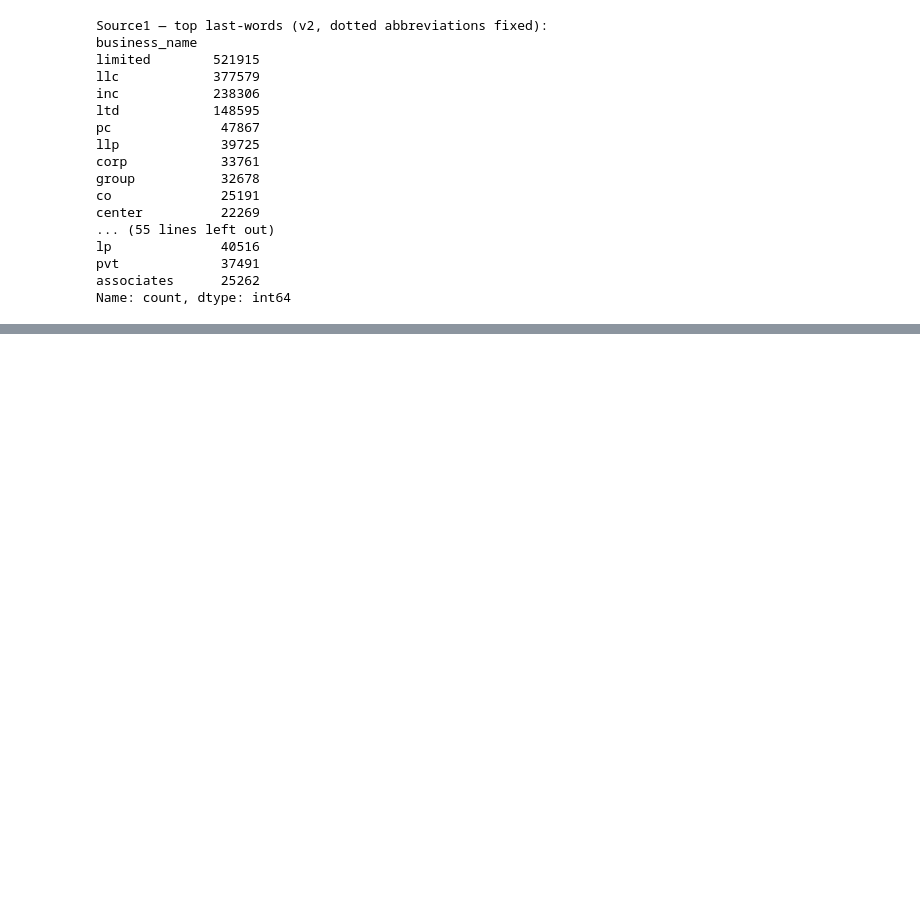
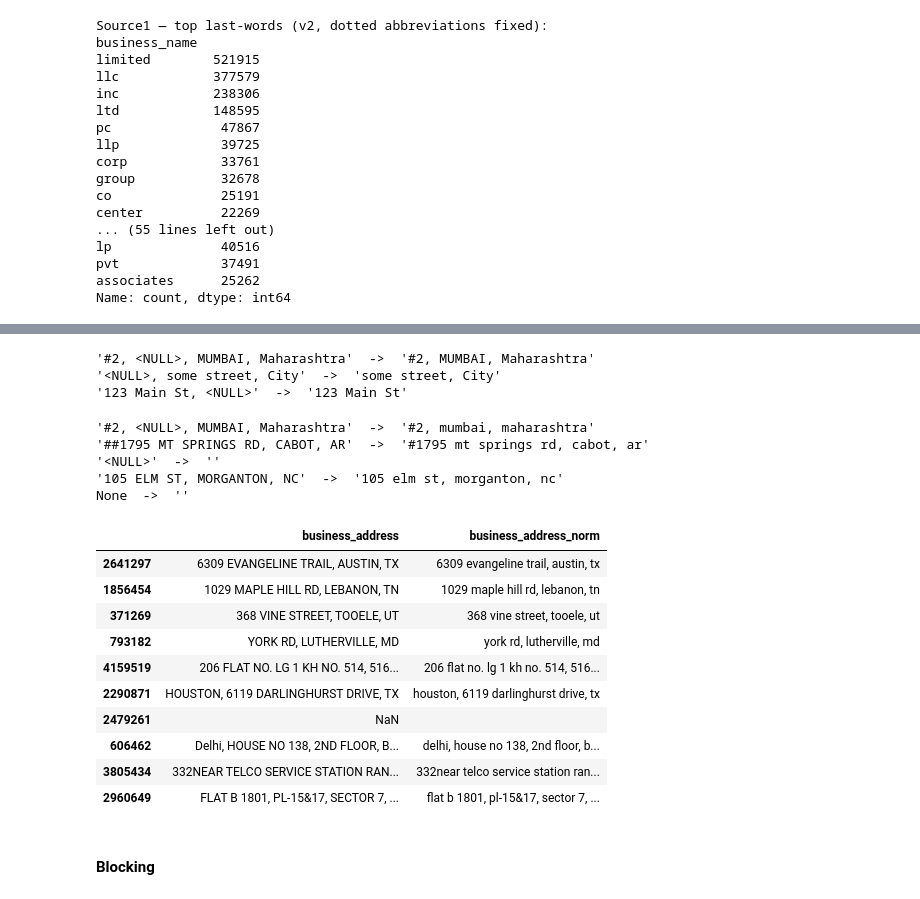
Before and after one commit to Itz-Me-Sumit/Amazon-ML-Challenge-2026, a Jupyter notebook: code/src/explore_01.ipynb, the cells around one changed output, grey strips where cells are left out. Drawn from its saved outputs; the diff is of its cells as text; code cells hidden in the pictures; blank space fills up the shorter version.

Commit message:
Working on Blocking

```diff
--- a/code/src/explore_01.ipynb
+++ b/code/src/explore_01.ipynb
@@ -649,0 +772,26 @@ Name: count, dtype: int64
+# %%
+def strip_leading_garbage_address(text):
+    text = re.sub(r'^#+', '#', text)          # multiple # ko ek # bana do (agar # hai to)
+    while text and not (text[0].isalnum() or text[0] == '#' or is_indic_char(text[0])):
+        text = text[1:]
+    return text
+
+def remove_null_tokens(text):
+    # <NULL> (kisi bhi case variation me) ko hata do
+    text = re.sub(r'<\s*null\s*>', '', text, flags=re.IGNORECASE)
+    # isse jo extra ", ," ya trailing/leading comma-space bache, unko clean karo
+    text = re.sub(r',\s*,', ',', text)          # double comma -> single
+    text = re.sub(r'^\s*,\s*', '', text)         # leading comma
+    text = re.sub(r',\s*$', '', text)            # trailing comma
+    text = re.sub(r'\s+', ' ', text).strip()
+    return text
+
+def normalize_address(text):
+    if pd.isna(text):
+        return ""
+    text = str(text)
+    text = remove_null_tokens(text)
+    text = strip_leading_garbage_address(text)
+    text = text.lower().strip()
+    text = re.sub(r'\s+', ' ', text)
+    return text
@@ -649,0 +824,50 @@ Name: count, dtype: int64
+# %%
+test_cases = [
+    "#2, <NULL>, MUMBAI, Maharashtra",
+    "<NULL>, some street, City",
+    "123 Main St, <NULL>",
+]
+
+for t in test_cases:
+    print(f"{t!r}  ->  {remove_null_tokens(t)!r}")
+# %% [output]
+'#2, <NULL>, MUMBAI, Maharashtra'  ->  '#2, MUMBAI, Maharashtra'
+'<NULL>, some street, City'  ->  'some street, City'
+'123 Main St, <NULL>'  ->  '123 Main St'
+# %%
+test_addresses = [
+    "#2, <NULL>, MUMBAI, Maharashtra",
+    "##1795 MT SPRINGS RD, CABOT, AR",
+    "<NULL>",
+    "105 ELM ST, MORGANTON, NC",
+    None,
+]
+
+for addr in test_addresses:
+    print(f"{addr!r}  ->  {normalize_address(addr)!r}")
+# %% [output]
+'#2, <NULL>, MUMBAI, Maharashtra'  ->  '#2, mumbai, maharashtra'
+'##1795 MT SPRINGS RD, CABOT, AR'  ->  '#1795 mt springs rd, cabot, ar'
+'<NULL>'  ->  ''
+'105 ELM ST, MORGANTON, NC'  ->  '105 elm st, morganton, nc'
+None  ->  ''
+# %%
+df_source1["business_address_norm"] = df_source1["business_address"].apply(normalize_address)
+df_source2["business_address_norm"] = df_source2["business_address"].apply(normalize_address)
+df_source3["business_address_norm"] = df_source3["business_address"].apply(normalize_address)
+# %%
+df_source2[["business_address", "business_address_norm"]].sample(10, random_state=42)
+# %% [output]
+|  | business_address | business_address_norm |
+| 2641297 | 6309 EVANGELINE TRAIL, AUSTIN, TX | 6309 evangeline trail, austin, tx |
+| 1856454 | 1029 MAPLE HILL RD, LEBANON, TN | 1029 maple hill rd, lebanon, tn |
+| 371269 | 368 VINE STREET, TOOELE, UT | 368 vine street, tooele, ut |
+| 793182 | YORK RD, LUTHERVILLE, MD | york rd, lutherville, md |
+| 4159519 | 206 FLAT NO. LG 1 KH NO. 514, 516... | 206 flat no. lg 1 kh no. 514, 516... |
+| 2290871 | HOUSTON, 6119 DARLINGHURST DRIVE, TX | houston, 6119 darlinghurst drive, tx |
+| 2479261 | NaN |  |
+| 606462 | Delhi, HOUSE NO 138, 2ND FLOOR, B... | delhi, house no 138, 2nd floor, b... |
+| 3805434 | 332NEAR TELCO SERVICE STATION RAN... | 332near telco service station ran... |
+| 2960649 | FLAT B 1801, PL-15&17, SECTOR 7, ... | flat b 1801, pl-15&17, sector 7, ... |
+# %% [markdown]
+#### Blocking
```
Also changed, not shown: parts of 37 cells of this notebook, 1 other file.
